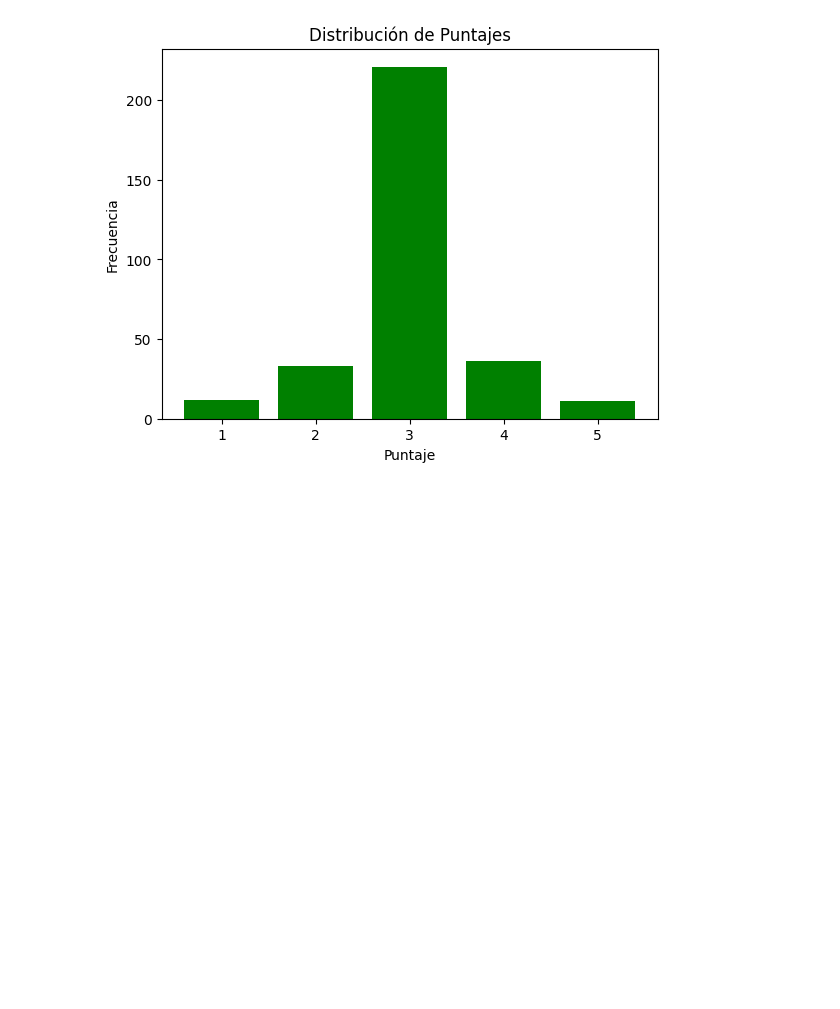
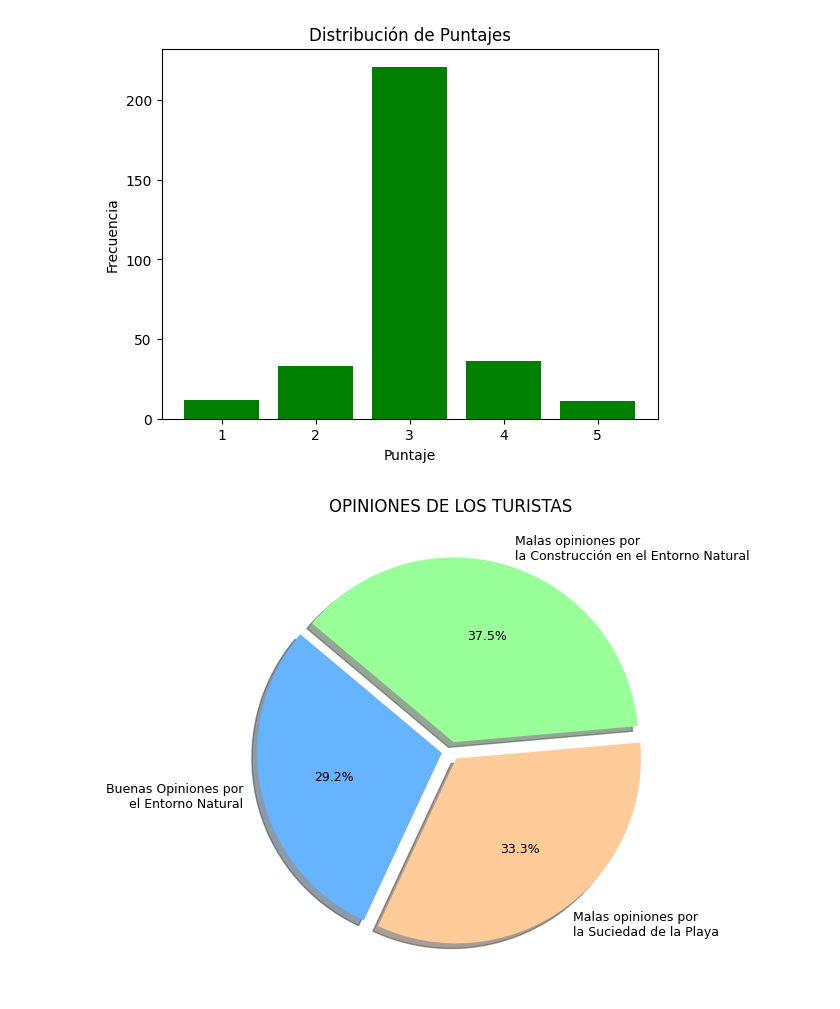
Before and after one commit to manugatri/analisis_sentimientos, a Jupyter notebook: TRATAMIENTO_OPENIA.ipynb, the cells around one changed output. Drawn from its saved outputs; the diff is of its cells as text; code cells hidden in the pictures; blank space fills up the shorter version.

```diff
--- a/TRATAMIENTO_OPENIA.ipynb
+++ b/TRATAMIENTO_OPENIA.ipynb
@@ -96,6 +96,57 @@ plt.title('Distribución de Puntajes')
 plt.show()
 # %% [output]
 [figure]
+# %%
+    df1 = pd.DataFrame(df)
+
+    # Definir la variable explode para separar las porciones del gráfico
+    explode = (0.05, 0.05, 0.05)  # Separar un poco cada porción
+
+    # Definir palabras clave para cada tema
+    palabras_entorno_natural = ['entorno', 'natural', 'hermoso', 'vista']
+    palabras_suciedad_playa = ['sucia', 'abandonada', 'basura', 'limpieza']
+    palabras_construccion = ['construcción', 'construyendo', 'destruyendo', 'palmeral']
+
+    # Función para contar ocurrencias de palabras clave en los comentarios
+    def contar_palabras(comentarios, palabras_clave):
+        conteo = 0
+        for comentario in comentarios:
+            for palabra in palabras_clave:
+                if palabra in comentario.lower():
+                    conteo += 1
+                    break  # Evitar contar múltiples veces en el mismo comentario
+        return conteo
+
+    # Contar ocurrencias de cada tema
+    total_comentarios = len(df1)
+    conteo_entorno_natural = contar_palabras(df1['Comentario'], palabras_entorno_natural)
+    conteo_suciedad_playa = contar_palabras(df1['Comentario'], palabras_suciedad_playa)
+    conteo_construccion = contar_palabras(df1['Comentario'], palabras_construccion)
+
+    # Calcular porcentajes
+    porcentaje_entorno_natural = (conteo_entorno_natural / total_comentarios) * 100
+    porcentaje_suciedad_playa = (conteo_suciedad_playa / total_comentarios) * 100
+    porcentaje_construccion = (conteo_construccion / total_comentarios) * 100
+
+    # Crear gráfico de torta con los porcentajes calculados
+    temas = ['Buenas Opiniones por\nel Entorno Natural', 'Malas opiniones por\nla Suciedad de la Playa', 'Malas opiniones por\nla Construcción en el Entorno Natural']
+    porcentajes = [porcentaje_entorno_natural, porcentaje_suciedad_playa, porcentaje_construccion]
+
+    # Colores personalizados para cada segmento
+    colors = ['#66b3ff', '#ffcc99', '#99ff99']
+
+    # Modificar el gráfico de pastel con ajustes en la distancia y tamaño de fuente
+    plt.figure(figsize=(7, 6))
+    plt.pie(porcentajes, labels=temas, autopct='%1.1f%%', startangle=140, explode=explode, colors=colors, shadow=True,
+           labeldistance=1.1, textprops={'fontsize': 9}) # Ajusta la distancia de etiquetas y el tamaño de la fuente
+    plt.title('OPINIONES DE LOS TURISTAS')
+
+
+    # Guardar el gráfico como archivo PNG
+    plt.savefig('grafico_tematicas_opiniones.png')
+    plt.show()
+# %% [output]
+[figure, added]
 # %%
 # NUBE DE PALABRA DE TODOS LOS COMENTARIOS
 
```
Also changed, not shown: parts of 4 cells of this notebook.
